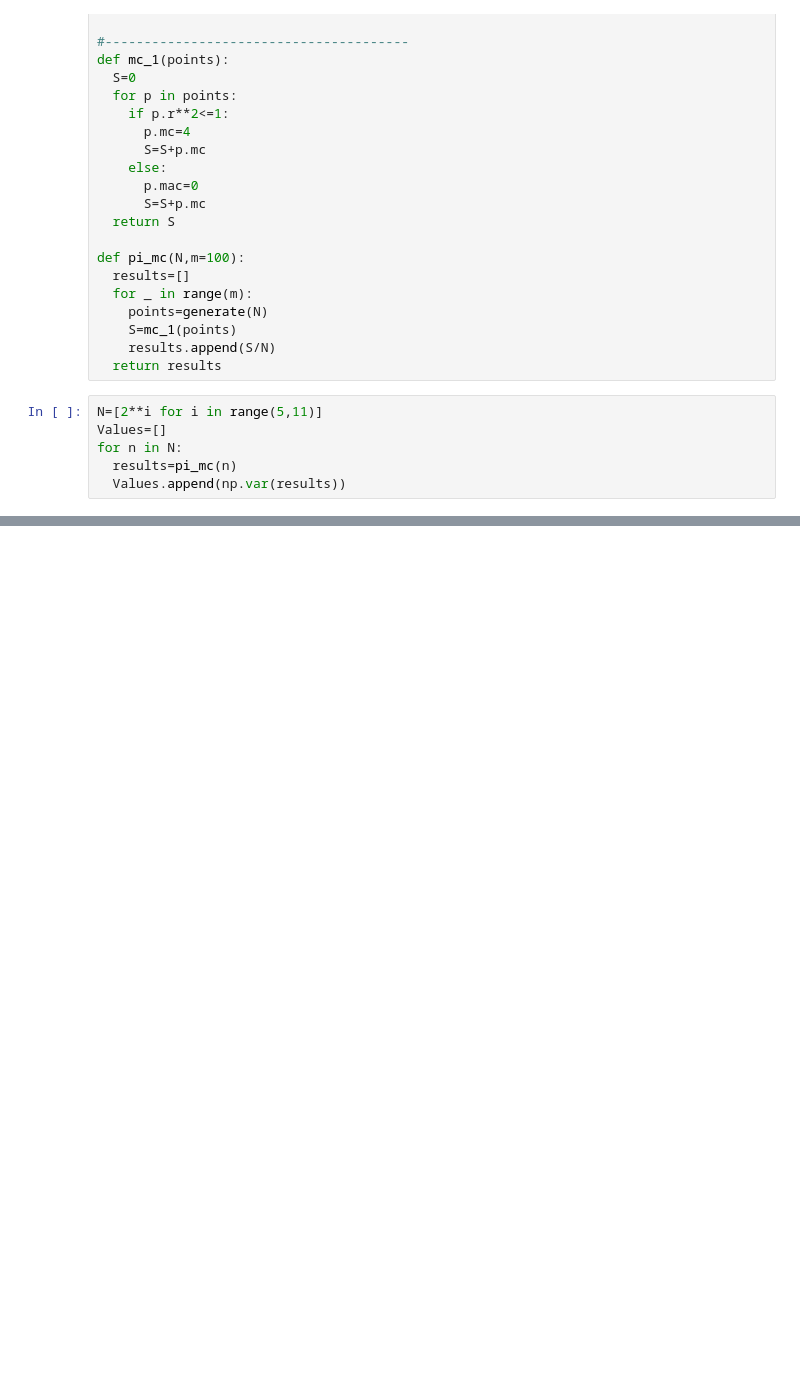
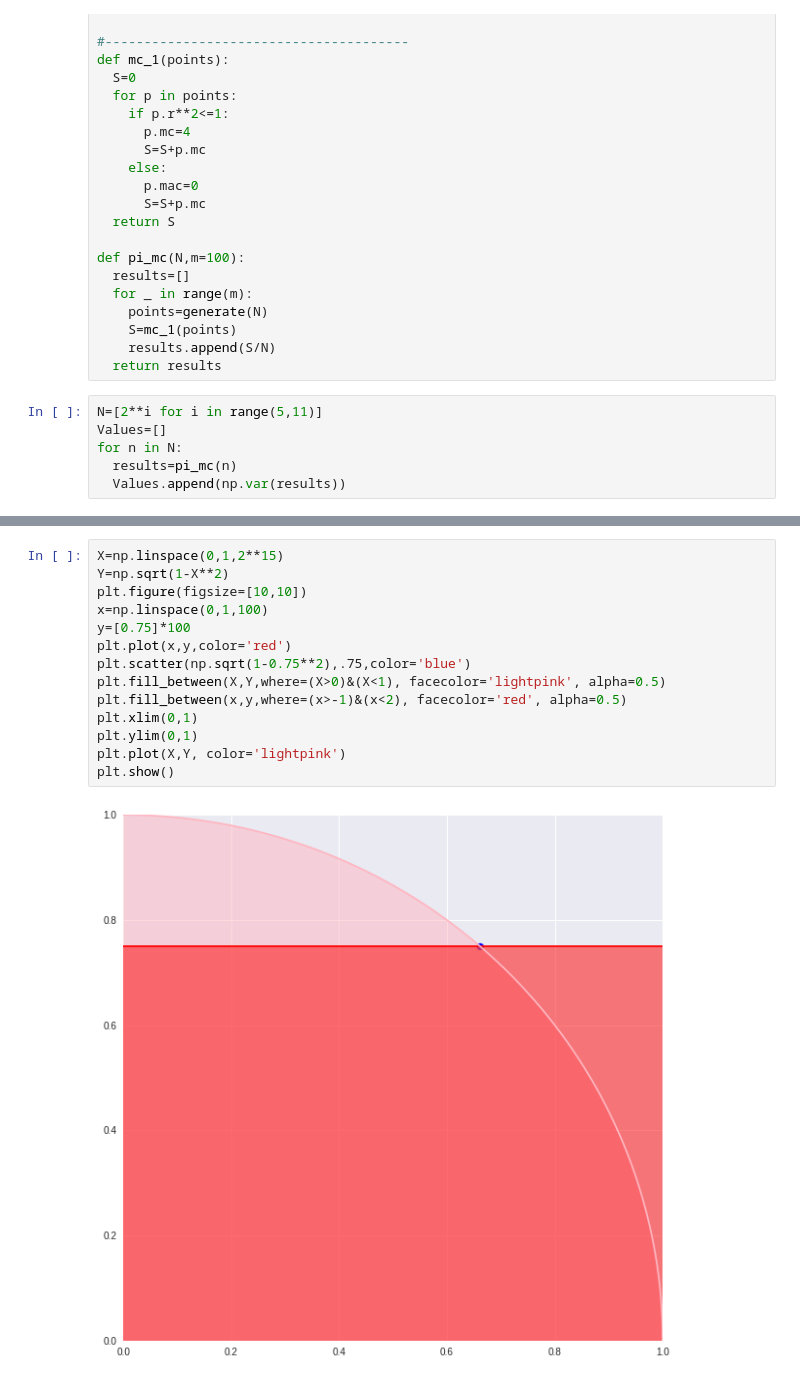
Before and after one commit to ZhyShe/18ma573ZhiyuanShe, a Jupyter notebook: src/hw5_2.ipynb, the cells around one changed output, grey strips where cells are left out. Cells and saved outputs as stored; diff of their text form; blank space fills up the shorter version.

```diff
--- a/src/hw5_2.ipynb
+++ b/src/hw5_2.ipynb
@@ -107,0 +150,16 @@ plt.show()
+# %%
+X=np.linspace(0,1,2**15)
+Y=np.sqrt(1-X**2)
+plt.figure(figsize=[10,10])
+x=np.linspace(0,1,100)
+y=[0.75]*100
+plt.plot(x,y,color='red')
+plt.scatter(np.sqrt(1-0.75**2),.75,color='blue')
+plt.fill_between(X,Y,where=(X>0)&(X<1), facecolor='lightpink', alpha=0.5)
+plt.fill_between(x,y,where=(x>-1)&(x<2), facecolor='red', alpha=0.5)
+plt.xlim(0,1)
+plt.ylim(0,1)
+plt.plot(X,Y, color='lightpink')
+plt.show()
+# %% [output]
+[figure, added]
```
Also changed, not shown: parts of 11 cells of this notebook.
